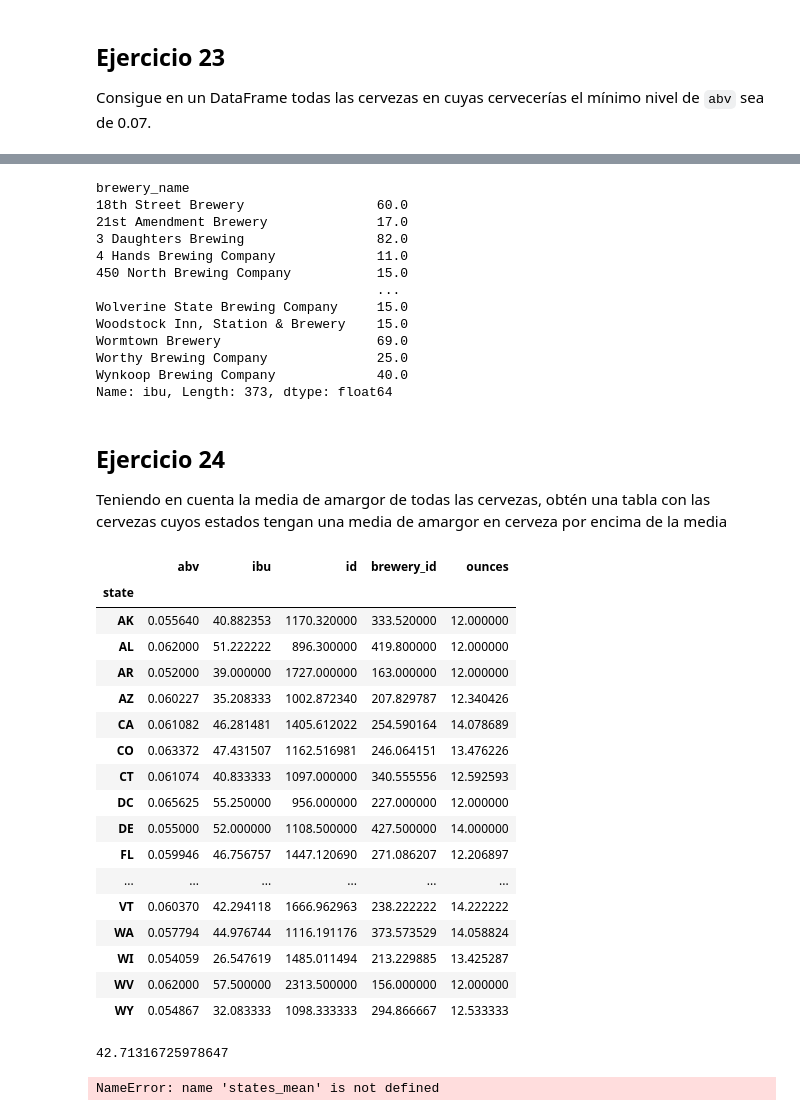
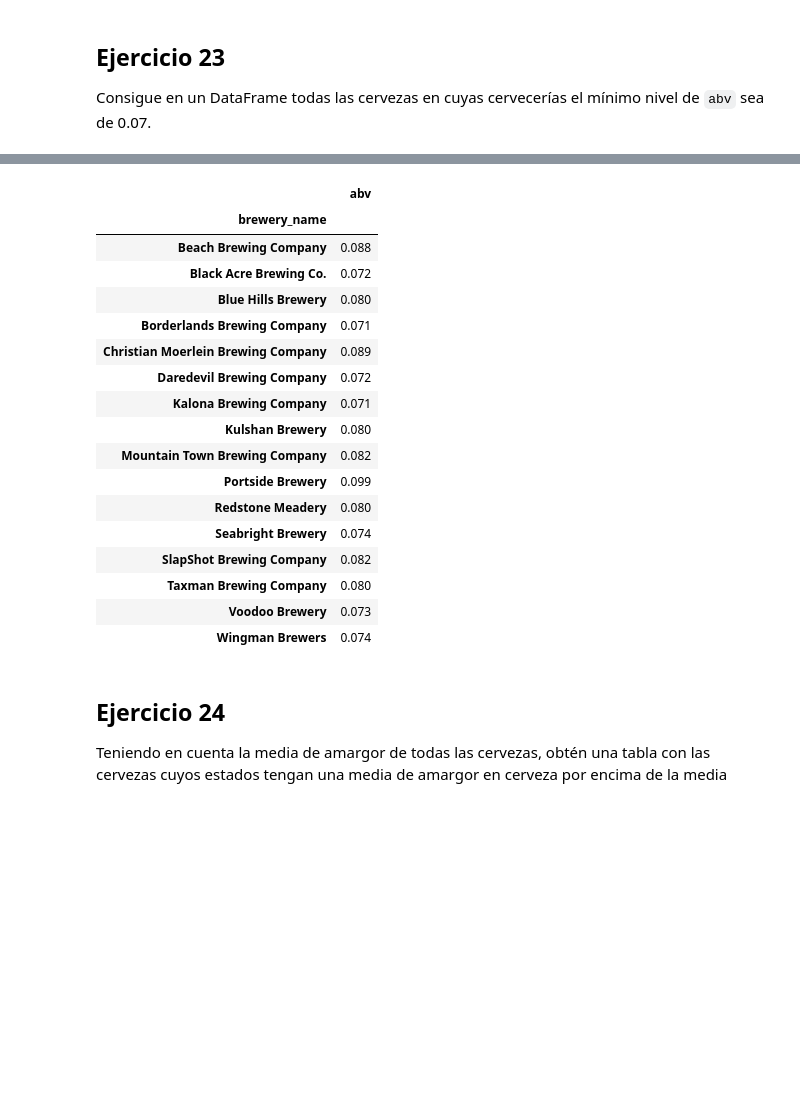
Before and after one commit to martagomezz/bootcamp_datascience, a Jupyter notebook: Pandas/Ejercicio pandas estadistica.ipynb, the cells around one changed output, grey strips where cells are left out. Saved outputs shown, nothing was run; the diff lists cells and outputs as text; code cells hidden in the pictures; blank space fills up the shorter version.

```diff
--- a/Pandas/Ejercicio pandas estadistica.ipynb
+++ b/Pandas/Ejercicio pandas estadistica.ipynb
@@ -571,48 +571,24 @@ filter_min
 # %%
-filter_min[filter_min.ibu > 0.07]['ibu']
+filter_min[filter_min.abv > 0.07]
 # %% [output]
-brewery_name
-18th Street Brewery                 60.0
-21st Amendment Brewery              17.0
-3 Daughters Brewing                 82.0
-4 Hands Brewing Company             11.0
-450 North Brewing Company           15.0
-                                    ...
-Wolverine State Brewing Company     15.0
-Woodstock Inn, Station & Brewery    15.0
-Wormtown Brewery                    69.0
-Worthy Brewing Company              25.0
-Wynkoop Brewing Company             40.0
-Name: ibu, Length: 373, dtype: float64
+|  | abv |
+| brewery_name |  |
+| Beach Brewing Company | 0.088 |
+| Black Acre Brewing Co. | 0.072 |
+| Blue Hills Brewery | 0.080 |
+| Borderlands Brewing Company | 0.071 |
+| Christian Moerlein Brewing Company | 0.089 |
+| Daredevil Brewing Company | 0.072 |
+| Kalona Brewing Company | 0.071 |
+| Kulshan Brewery | 0.080 |
+| Mountain Town Brewing Company | 0.082 |
+| Portside Brewery | 0.099 |
+| Redstone Meadery | 0.080 |
+| Seabright Brewery | 0.074 |
+| SlapShot Brewing Company | 0.082 |
+| Taxman Brewing Company | 0.080 |
+| Voodoo Brewery | 0.073 |
+| Wingman Brewers | 0.074 |
 # %% [markdown]
 ## Ejercicio 24
 Teniendo en cuenta la media de amargor de todas las cervezas, obtén una tabla con las cervezas cuyos estados tengan una media de amargor en cerveza por encima de la media
-# %%
-states_mean = beers_map.groupby('state').mean()
-states_mean
-# %% [output]
-|  | abv | ibu | id | brewery_id | ounces |
-| state |  |  |  |  |  |
-| AK | 0.055640 | 40.882353 | 1170.320000 | 333.520000 | 12.000000 |
-| AL | 0.062000 | 51.222222 | 896.300000 | 419.800000 | 12.000000 |
-| AR | 0.052000 | 39.000000 | 1727.000000 | 163.000000 | 12.000000 |
-| AZ | 0.060227 | 35.208333 | 1002.872340 | 207.829787 | 12.340426 |
-| CA | 0.061082 | 46.281481 | 1405.612022 | 254.590164 | 14.078689 |
-| CO | 0.063372 | 47.431507 | 1162.516981 | 246.064151 | 13.476226 |
-| CT | 0.061074 | 40.833333 | 1097.000000 | 340.555556 | 12.592593 |
-| DC | 0.065625 | 55.250000 | 956.000000 | 227.000000 | 12.000000 |
-| DE | 0.055000 | 52.000000 | 1108.500000 | 427.500000 | 14.000000 |
-| FL | 0.059946 | 46.756757 | 1447.120690 | 271.086207 | 12.206897 |
-| ... | ... | ... | ... | ... | ... |
-| VT | 0.060370 | 42.294118 | 1666.962963 | 238.222222 | 14.222222 |
-| WA | 0.057794 | 44.976744 | 1116.191176 | 373.573529 | 14.058824 |
-| WI | 0.054059 | 26.547619 | 1485.011494 | 213.229885 | 13.425287 |
-| WV | 0.062000 | 57.500000 | 2313.500000 | 156.000000 | 12.000000 |
-| WY | 0.054867 | 32.083333 | 1098.333333 | 294.866667 | 12.533333 |
-# %%
-x = beers.ibu.mean()
-print(x)
-states_mean[states_mean.ibu > x]
-# %% [output]
-42.71316725978647
-NameError: name 'states_mean' is not defined
```
Also changed, not shown: parts of 2 cells of this notebook, 3 other files.
